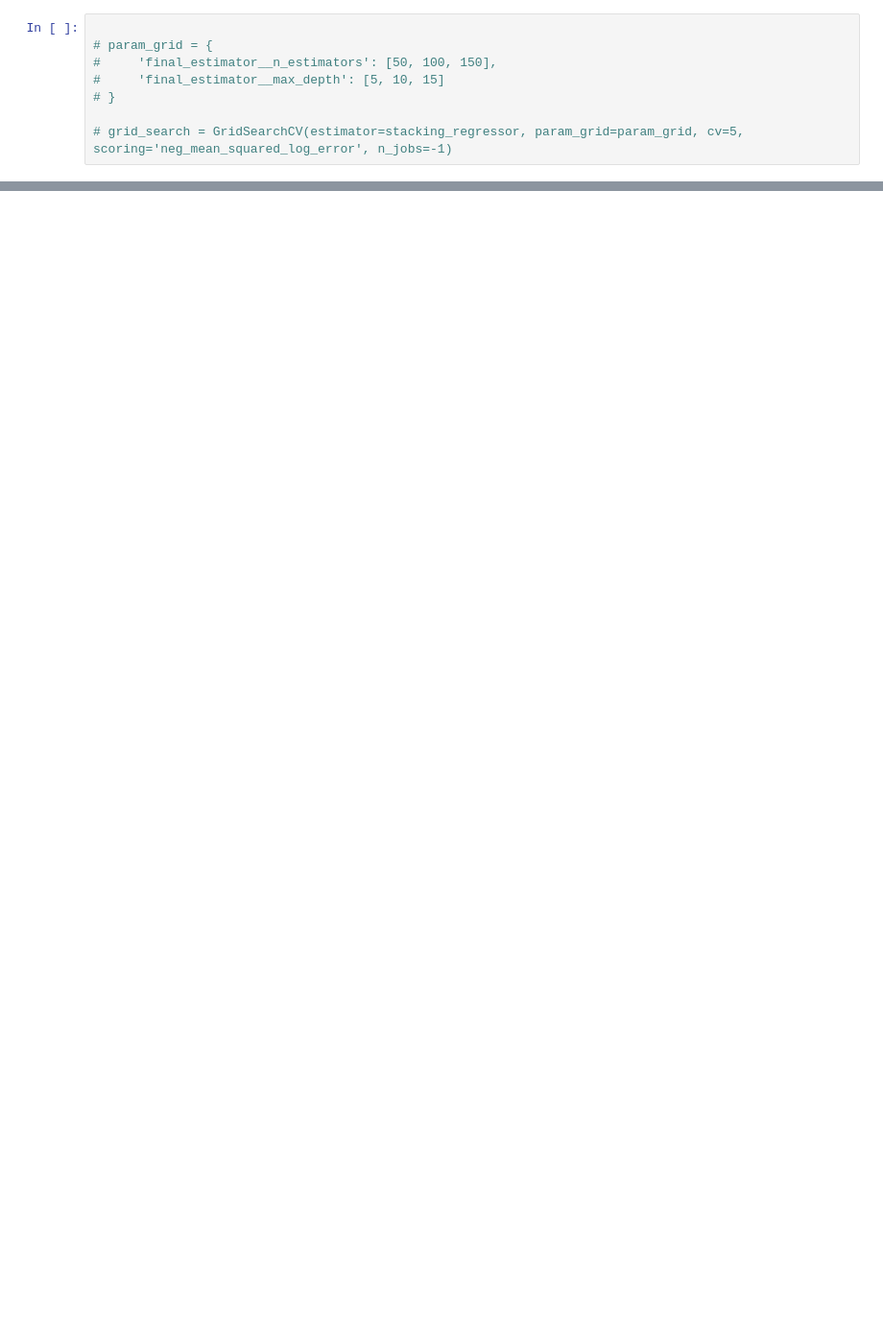
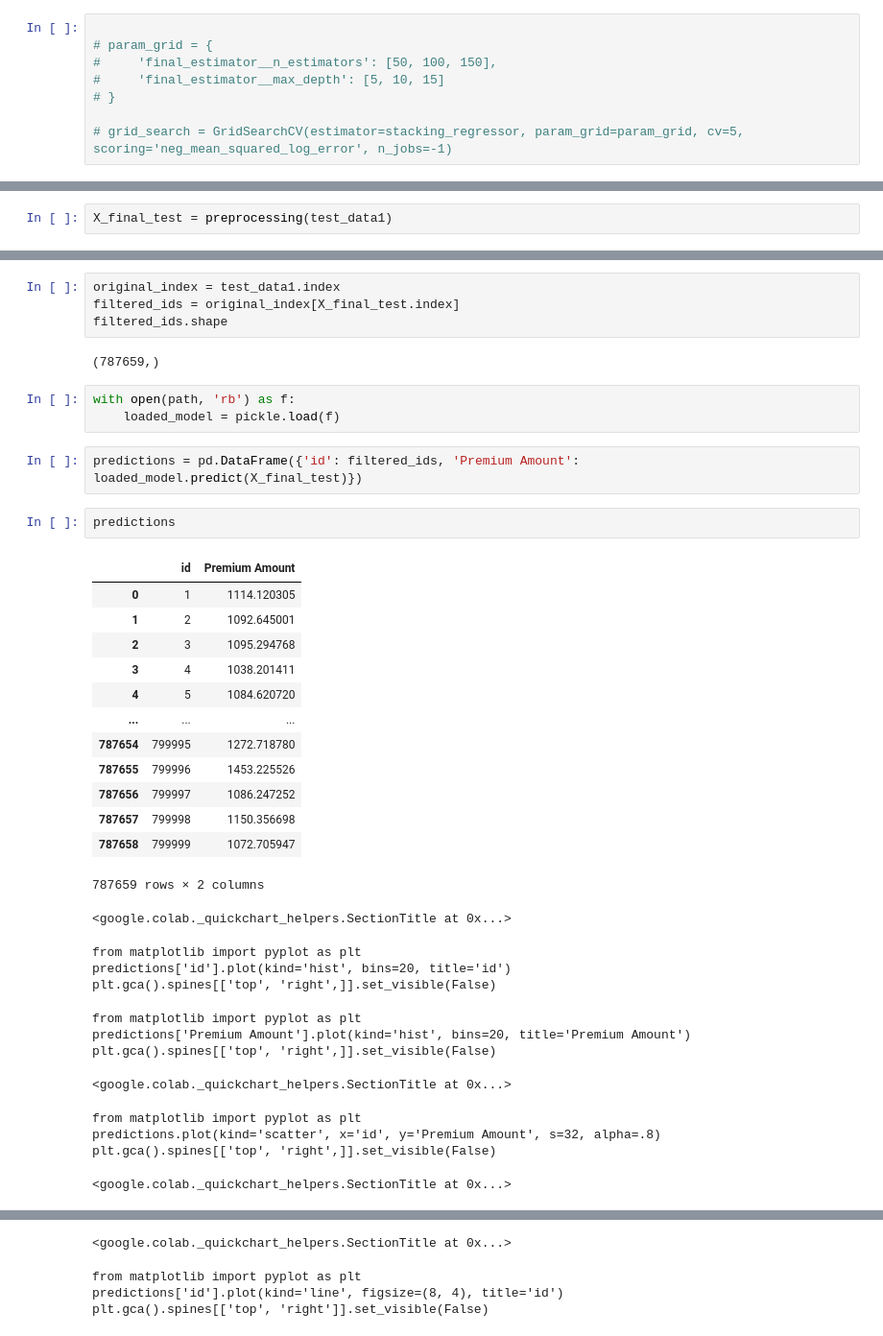
Before and after one commit to Jonathantsihoarana03/insuarance_premium_amount, a Jupyter notebook: insuarance_premium_amount.ipynb, the cells around one changed output, grey strips where cells are left out. Shown at 96% size. Saved outputs shown, nothing was run; the diff lists cells and outputs as text; blank space fills up the shorter version.

```diff
--- a/insuarance_premium_amount.ipynb
+++ b/insuarance_premium_amount.ipynb
@@ -598,0 +712,2 @@ evaluation(stacking_regressor)
+# %%
+X_final_test = preprocessing(test_data1)
@@ -598,0 +719,39 @@ evaluation(stacking_regressor)
+# %%
+original_index = test_data1.index
+filtered_ids = original_index[X_final_test.index]
+filtered_ids.shape
+# %% [output]
+(787659,)
+# %%
+with open(path, 'rb') as f:
+    loaded_model = pickle.load(f)
+# %%
+predictions = pd.DataFrame({'id': filtered_ids, 'Premium Amount': loaded_model.predict(X_final_test)})
+# %%
+predictions
+# %% [output]
+|  | id | Premium Amount |
+| 0 | 1 | 1114.120305 |
+| 1 | 2 | 1092.645001 |
+| 2 | 3 | 1095.294768 |
+| 3 | 4 | 1038.201411 |
+| 4 | 5 | 1084.620720 |
+| ... | ... | ... |
+| 787654 | 799995 | 1272.718780 |
+| 787655 | 799996 | 1453.225526 |
+| 787656 | 799997 | 1086.247252 |
+| 787657 | 799998 | 1150.356698 |
+| 787658 | 799999 | 1072.705947 |
+787659 rows × 2 columns
+<google.colab._quickchart_helpers.SectionTitle at 0x...>
+from matplotlib import pyplot as plt
+predictions['id'].plot(kind='hist', bins=20, title='id')
+plt.gca().spines[['top', 'right',]].set_visible(False)
+from matplotlib import pyplot as plt
+predictions['Premium Amount'].plot(kind='hist', bins=20, title='Premium Amount')
+plt.gca().spines[['top', 'right',]].set_visible(False)
+<google.colab._quickchart_helpers.SectionTitle at 0x...>
+from matplotlib import pyplot as plt
+predictions.plot(kind='scatter', x='id', y='Premium Amount', s=32, alpha=.8)
+plt.gca().spines[['top', 'right',]].set_visible(False)
+<google.colab._quickchart_helpers.SectionTitle at 0x...>
@@ -598,0 +792,4 @@ evaluation(stacking_regressor)
+<google.colab._quickchart_helpers.SectionTitle at 0x...>
+from matplotlib import pyplot as plt
+predictions['id'].plot(kind='line', figsize=(8, 4), title='id')
+plt.gca().spines[['top', 'right']].set_visible(False)
```
Also changed, not shown: parts of 39 cells of this notebook, 1 other file.
